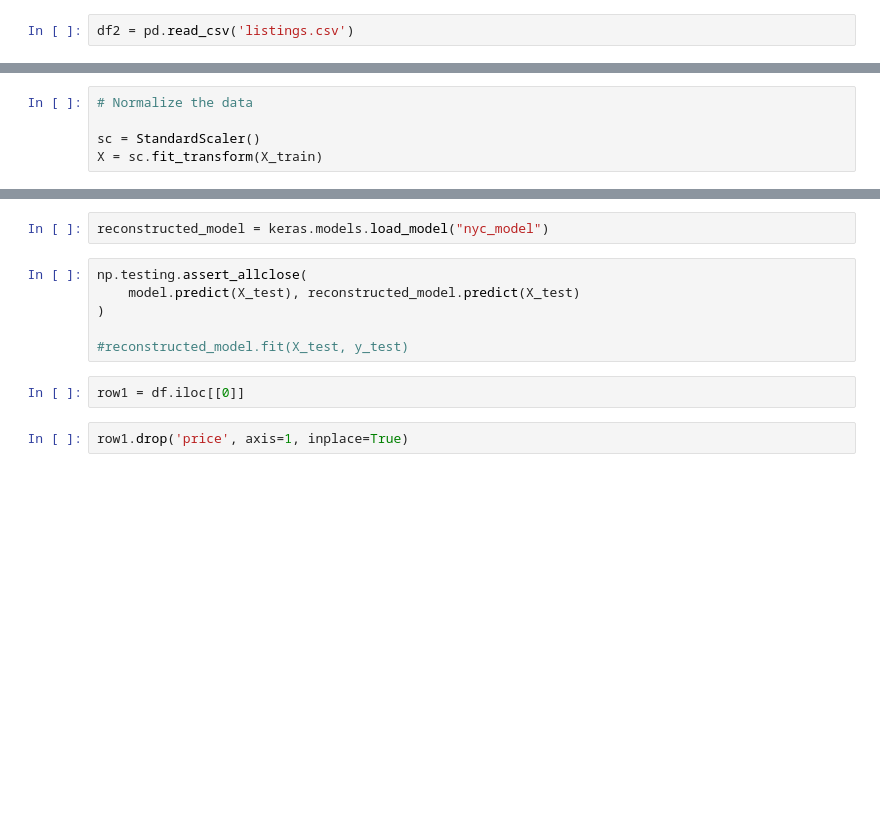
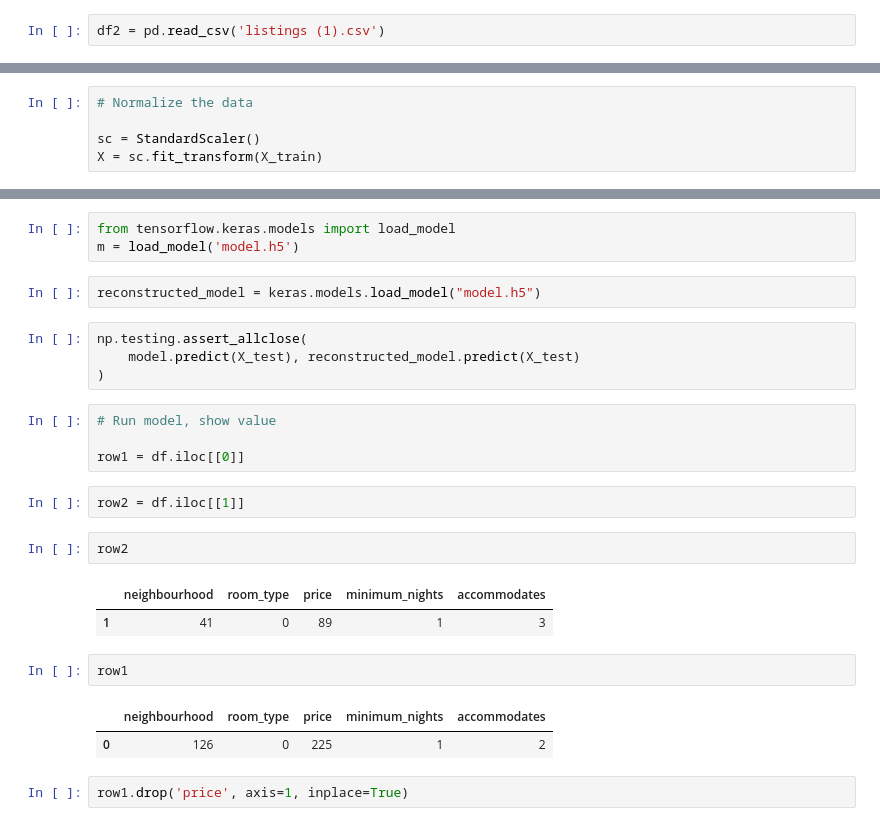
Before and after one commit to AirBnB-3/data-science, a Jupyter notebook: NYC_Data_AirBnB (1).ipynb, the cells around one changed output, grey strips where cells are left out. Drawn from its saved outputs; the diff is of its cells as text; blank space fills up the shorter version.

```diff
--- a/NYC_Data_AirBnB (1).ipynb
+++ b/NYC_Data_AirBnB (1).ipynb
@@ -20,7 +22,7 @@ unzip:  cannot find or open /content/268833_611395_compressed_AB_NYC_2019.csv.zi
 # %%
 df = pd.read_csv('AB_NYC_2019.csv')
 # %%
-df2 = pd.read_csv('listings.csv')
+df2 = pd.read_csv('listings (1).csv')
 # %%
 df2 = df2[['id', 'accommodates']]
 # %%
@@ -214,13 +232,28 @@ INFO:tensorflow:Assets written to: nyc_model/assets
+# %%
+from tensorflow.keras.models import load_model
+m = load_model('model.h5')
 # %%
-reconstructed_model = keras.models.load_model("nyc_model")
+reconstructed_model = keras.models.load_model("model.h5")
 # %%
 np.testing.assert_allclose(
     model.predict(X_test), reconstructed_model.predict(X_test)
 )
-
-#reconstructed_model.fit(X_test, y_test)
+# %%
+# Run model, show value
+
+row1 = df.iloc[[0]]
 # %%
-row1 = df.iloc[[0]]
+row2 = df.iloc[[1]]
+# %%
+row2
+# %% [output]
+|  | neighbourhood | room_type | price | minimum_nights | accommodates |
+| 1 | 41 | 0 | 89 | 1 | 3 |
+# %%
+row1
+# %% [output]
+|  | neighbourhood | room_type | price | minimum_nights | accommodates |
+| 0 | 126 | 0 | 225 | 1 | 2 |
 # %%
 row1.drop('price', axis=1, inplace=True)
 # %% [output]
```
Also changed, not shown: parts of 21 cells of this notebook.
